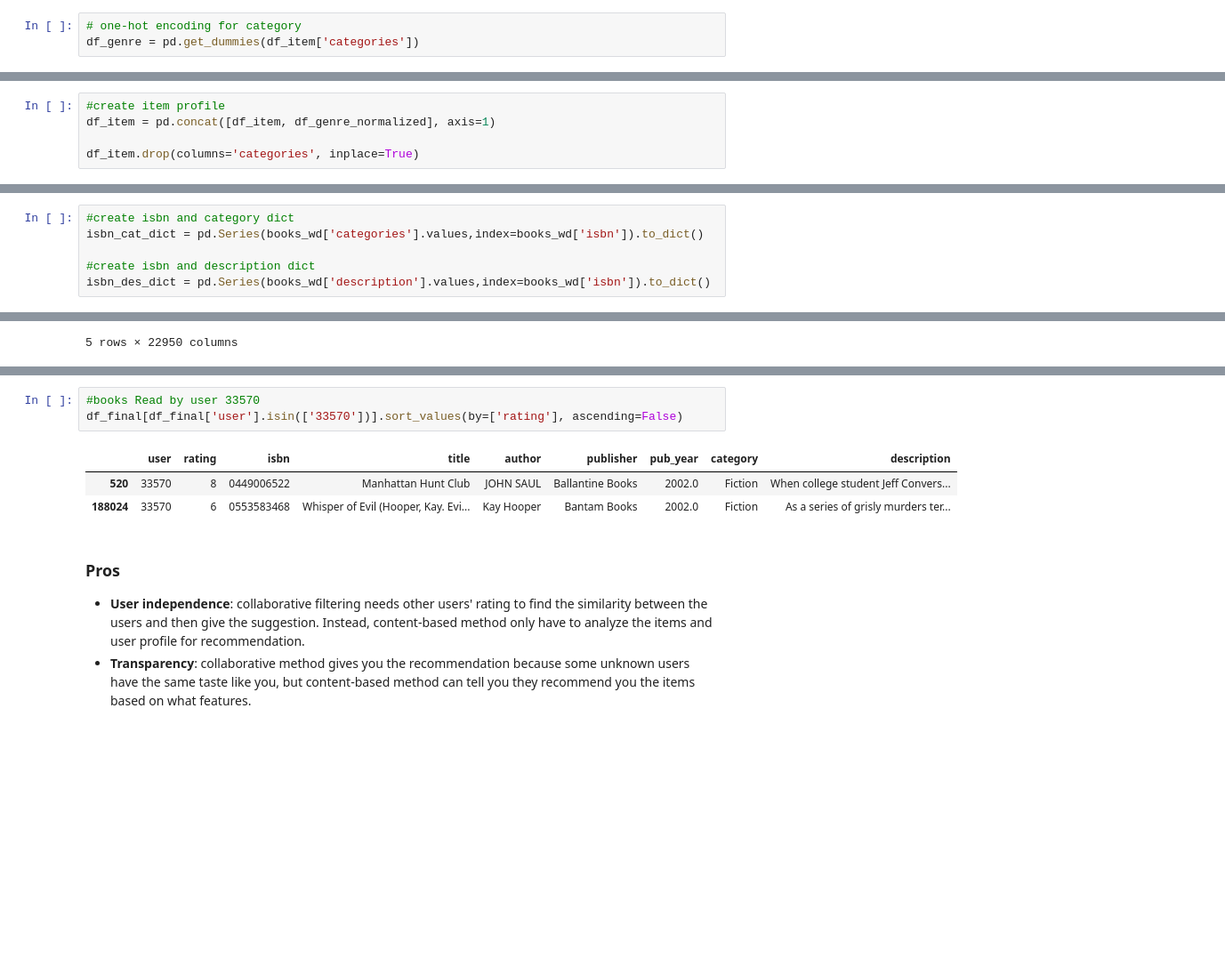
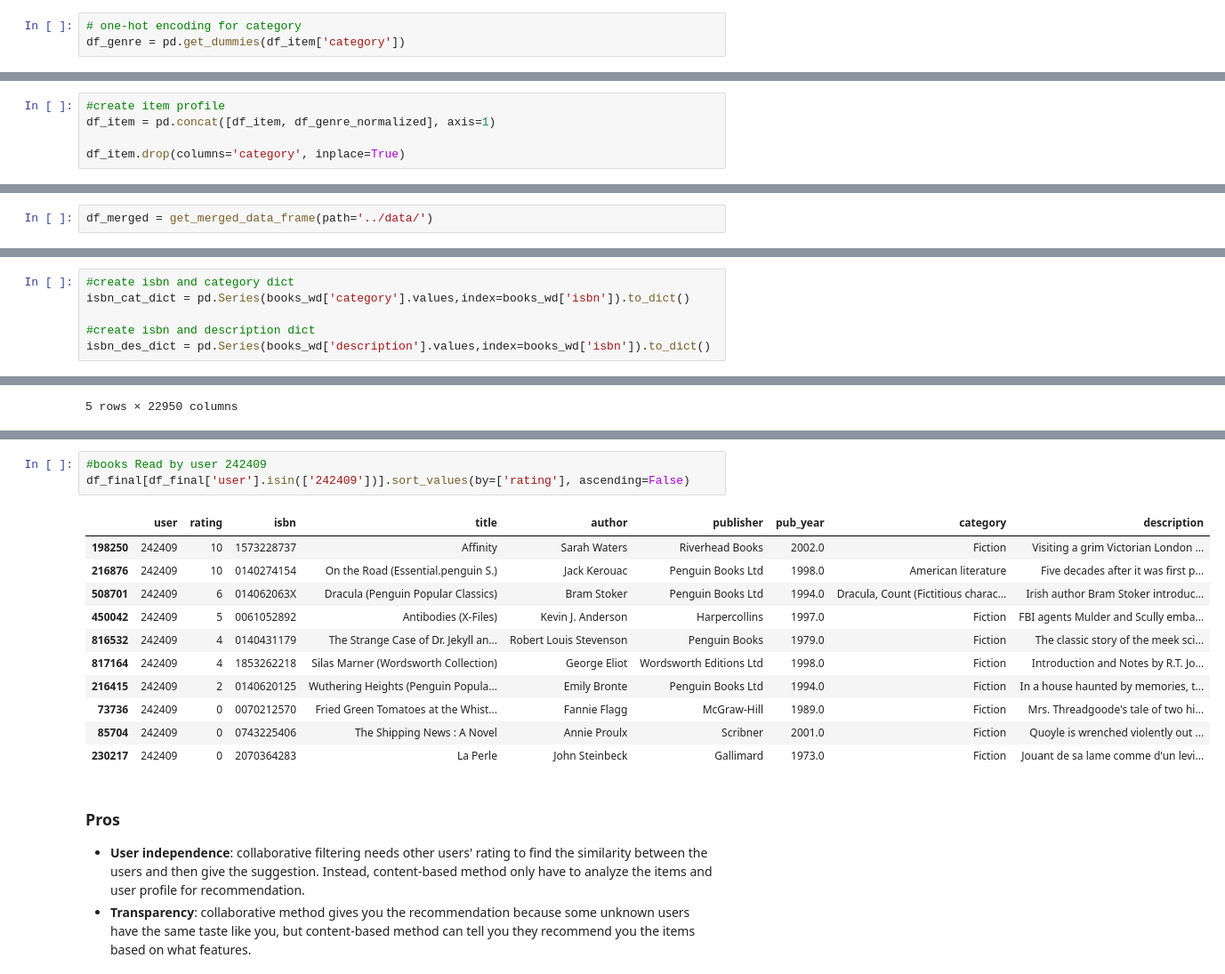
Before and after one commit to ohjho/recommendation_system, a Jupyter notebook: content_based_filtering/content_based_recommender_approach2_v2.ipynb, the cells around one changed output, grey strips where cells are left out. Shown at 89% size. Saved outputs shown, nothing was run; the diff lists cells and outputs as text; blank space fills up the shorter version.

```diff
--- a/content_based_filtering/content_based_recommender_approach2_v2.ipynb
+++ b/content_based_filtering/content_based_recommender_approach2_v2.ipynb
@@ -79,7 +69,7 @@ df_item.head()
 | 4 | 0452264464 | Fiction |
 # %%
 # one-hot encoding for category
-df_genre = pd.get_dummies(df_item['categories'])
+df_genre = pd.get_dummies(df_item['category'])
 # %% [markdown]
 let’s treat all articles as having unit weight.
 For binary representation, we can perform normalization by dividing the term occurrence by the sqrt of number of attributes in the article.
@@ -90,7 +80,7 @@ df_genre_normalized = df_genre.apply(lambda x: x/np.sqrt(df_genre.sum(axis=1)))
 #create item profile
 df_item = pd.concat([df_item, df_genre_normalized], axis=1)
 
-df_item.drop(columns='categories', inplace=True)
+df_item.drop(columns='category', inplace=True)
 # %%
 df_item.sort_values('isbn', inplace=True)
 # %%
@@ -118,0 +107,2 @@ df_merged = merge_data_frame()
+# %%
+df_merged = get_merged_data_frame(path='../data/')
@@ -144,7 +143,7 @@ Name: user, dtype: int64
 df_final = df_merged[df_merged['isbn'].isin(df_item.index)]
 # %%
 #create isbn and category dict
-isbn_cat_dict = pd.Series(books_wd['categories'].values,index=books_wd['isbn']).to_dict()
+isbn_cat_dict = pd.Series(books_wd['category'].values,index=books_wd['isbn']).to_dict()
 
 #create isbn and description dict
 isbn_des_dict = pd.Series(books_wd['description'].values,index=books_wd['isbn']).to_dict()
@@ -300,10 +322,18 @@ To retain the current behavior and silence the warning, pass 'sort=True'.
 # %%
-#books Read by user 33570
-df_final[df_final['user'].isin(['33570'])].sort_values(by=['rating'], ascending=False)
+#books Read by user 242409
+df_final[df_final['user'].isin(['242409'])].sort_values(by=['rating'], ascending=False)
 # %% [output]
 |  | user | rating | isbn | title | author | publisher | pub_year | category | description |
-| 520 | 33570 | 8 | 0449006522 | Manhattan Hunt Club | JOHN SAUL | Ballantine Books | 2002.0 | Fiction | When college student Jeff Convers... |
-| 188024 | 33570 | 6 | 0553583468 | Whisper of Evil (Hooper, Kay. Evi... | Kay Hooper | Bantam Books | 2002.0 | Fiction | As a series of grisly murders ter... |
+| 198250 | 242409 | 10 | 1573228737 | Affinity | Sarah Waters | Riverhead Books | 2002.0 | Fiction | Visiting a grim Victorian London ... |
+| 216876 | 242409 | 10 | 0140274154 | On the Road (Essential.penguin S.) | Jack Kerouac | Penguin Books Ltd | 1998.0 | American literature | Five decades after it was first p... |
+| 508701 | 242409 | 6 | 014062063X | Dracula (Penguin Popular Classics) | Bram Stoker | Penguin Books Ltd | 1994.0 | Dracula, Count (Fictitious charac... | Irish author Bram Stoker introduc... |
+| 450042 | 242409 | 5 | 0061052892 | Antibodies (X-Files) | Kevin J. Anderson | Harpercollins | 1997.0 | Fiction | FBI agents Mulder and Scully emba... |
+| 816532 | 242409 | 4 | 0140431179 | The Strange Case of Dr. Jekyll an... | Robert Louis Stevenson | Penguin Books | 1979.0 | Fiction | The classic story of the meek sci... |
+| 817164 | 242409 | 4 | 1853262218 | Silas Marner (Wordsworth Collection) | George Eliot | Wordsworth Editions Ltd | 1998.0 | Fiction | Introduction and Notes by R.T. Jo... |
+| 216415 | 242409 | 2 | 0140620125 | Wuthering Heights (Penguin Popula... | Emily Bronte | Penguin Books Ltd | 1994.0 | Fiction | In a house haunted by memories, t... |
+| 73736 | 242409 | 0 | 0070212570 | Fried Green Tomatoes at the Whist... | Fannie Flagg | McGraw-Hill | 1989.0 | Fiction | Mrs. Threadgoode's tale of two hi... |
+| 85704 | 242409 | 0 | 0743225406 | The Shipping News : A Novel | Annie Proulx | Scribner | 2001.0 | Fiction | Quoyle is wrenched violently out ... |
+| 230217 | 242409 | 0 | 2070364283 | La Perle | John Steinbeck | Gallimard | 1973.0 | Fiction | Jouant de sa lame comme d'un levi... |
 # %% [markdown]
 ### Pros
 * **User independence**: collaborative filtering needs other users' rating to find the similarity between the users and then give the suggestion. Instead, content-based method only have to analyze the items and user profile for recommendation.
```
Also changed, not shown: parts of 12 cells of this notebook.
